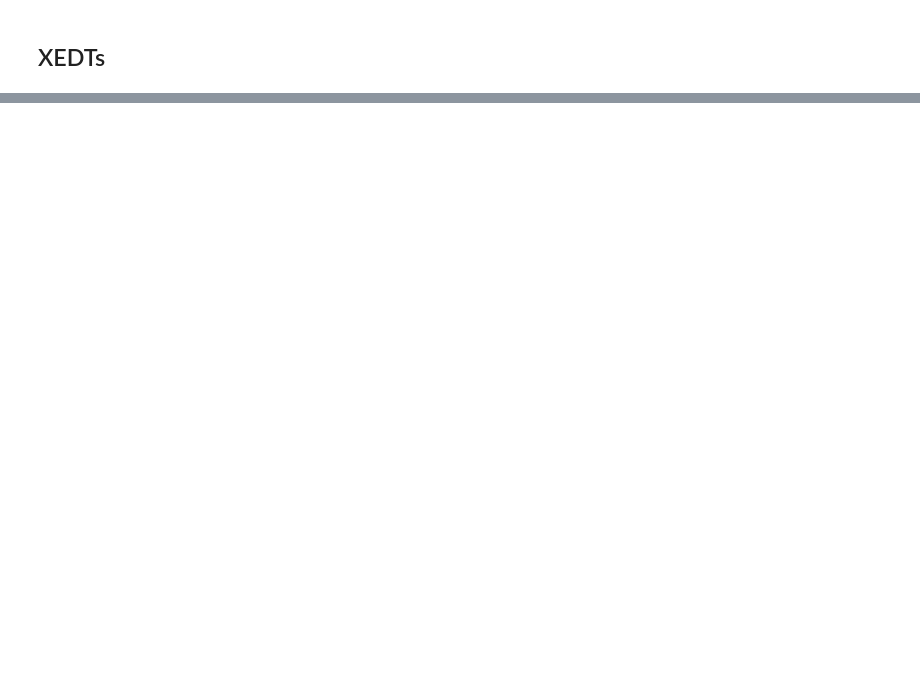
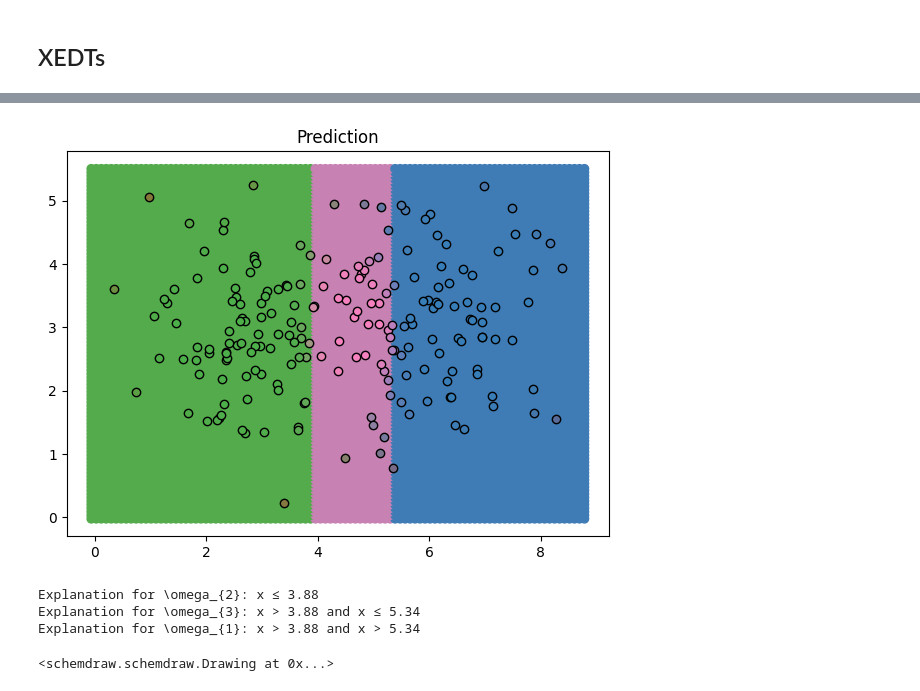
Before and after one commit to victorsouza89/iemm, a Jupyter notebook: xedt_clustering_synth.ipynb, the cells around one changed output, grey strips where cells are left out. Cells and saved outputs as stored; diff of their text form; code cells hidden in the pictures; blank space fills up the shorter version.

```diff
--- a/xedt_clustering_synth.ipynb
+++ b/xedt_clustering_synth.ipynb
@@ -122,0 +182,3 @@ def plot_parameters(alpha, beta, delta, ax, name):
+# %%
+xmin, xmax = ax.get_xlim()
+ymin, ymax = ax.get_ylim()
@@ -170,10 +196,0 @@ for j in range(features.shape[0]):
-# %%
-metacluster_centroids = []
-for i in range(len(model['F'])):
-    if np.sum(model['F'][i]) > 0:
-        centroid = np.zeros(2)
-        for point in range(len(features)):
-            centroid += features[point] * model['mass'][point, i]
-        centroid /= np.sum(model['mass'][:, i])
-        metacluster_centroids.append(centroid)
-metacluster_centroids = np.array(metacluster_centroids)
@@ -193,17 +196,0 @@ array([[0., 0.],
-# %%
-mass = model['mass']
-
-print(mass[point, :].shape)
-
-fig, ax = plt.subplots(1, metacluster_centroids.shape[0], figsize=(5 * metacluster_centroids.shape[0], 5))
-
-for i in range(metacluster_centroids.shape[0]):
-    for point in range(len(features)):
-        lacking = list(set(range(metacluster_centroids.shape[0])) - {i})
-        lacking = np.array(lacking) + 1
-        mistakeness = Loss.mistakeness(mass[point, :].reshape(1,-1), lacking)
-
-        mistakeness = np.clip(mistakeness, 0, 1)
-
-        ax[i].scatter(metacluster_centroids[i, 0], metacluster_centroids[i, 1], c='green', edgecolors='k', marker='x')
-        ax[i].scatter(features[point, 0], features[point, 1], c='red', edgecolors='k', alpha=mistakeness)
@@ -213,0 +259,18 @@ TypeError: mistakeness() missing 2 required positional arguments: 'missing_metac
+# %%
+create_edt(
+    edt_pars={
+        'lambda_mistakeness' : np.inf
+    },
+    plot_tree_pars={
+        'class_names' : mass_focal_sets,
+        'focal_colors' : np.array(focal_colors),
+        'cluster_names' : ['\\omega_{' + str(i) + '}' for i in range(len(F))],
+        'feature_names' : ['x', 'y']
+    }
+)
+# %% [output]
+[figure, added]
+Explanation for \omega_{2}: x ≤ 3.88
+Explanation for \omega_{3}: x > 3.88 and x ≤ 5.34
+Explanation for \omega_{1}: x > 3.88 and x > 5.34
+<schemdraw.schemdraw.Drawing at 0x...>
```
Also changed, not shown: parts of 15 cells of this notebook, 3 other files.
